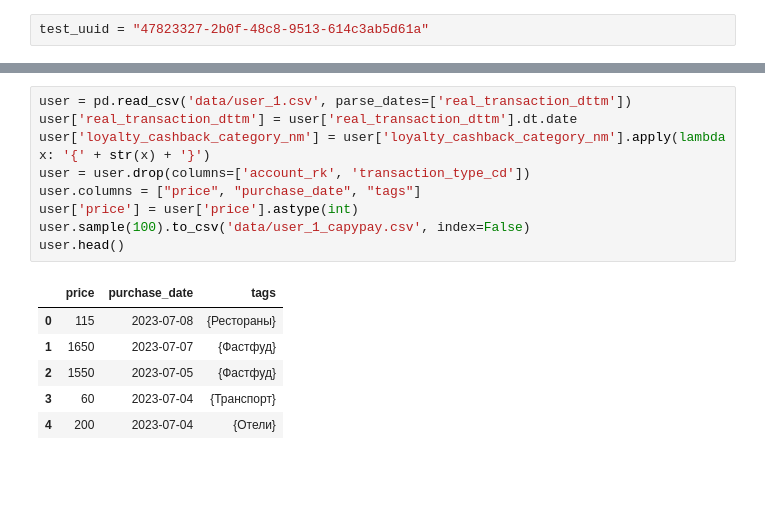
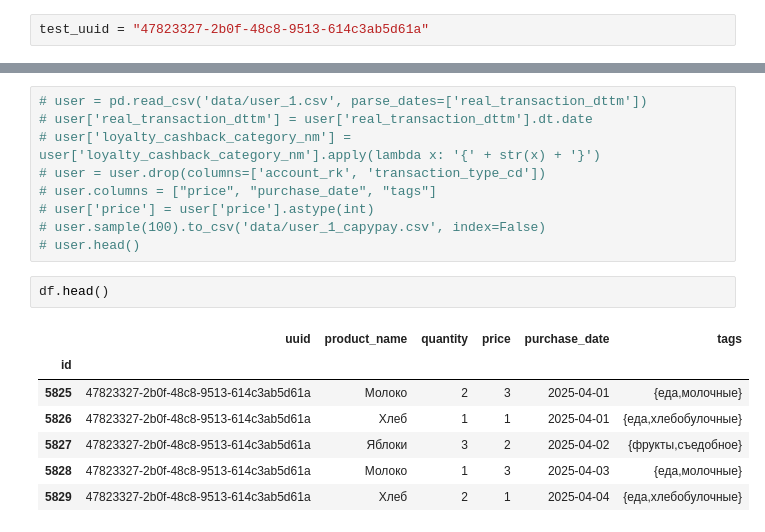
Before and after one commit to VladSunny/CapyPayBackend, a Jupyter notebook: DataScience.ipynb, the cells around one changed output, grey strips where cells are left out. Saved outputs shown, nothing was run; the diff lists cells and outputs as text; blank space fills up the shorter version.

```diff
--- a/DataScience.ipynb
+++ b/DataScience.ipynb
@@ -162,18 +162,21 @@ print(json.dumps(chart_data, indent=4))
     }
 }
 # %%
-user = pd.read_csv('data/user_1.csv', parse_dates=['real_transaction_dttm'])
-user['real_transaction_dttm'] = user['real_transaction_dttm'].dt.date
-user['loyalty_cashback_category_nm'] = user['loyalty_cashback_category_nm'].apply(lambda x: '{' + str(x) + '}')
-user = user.drop(columns=['account_rk', 'transaction_type_cd'])
-user.columns = ["price", "purchase_date", "tags"]
-user['price'] = user['price'].astype(int)
-user.sample(100).to_csv('data/user_1_capypay.csv', index=False)
-user.head()
+# user = pd.read_csv('data/user_1.csv', parse_dates=['real_transaction_dttm'])
+# user['real_transaction_dttm'] = user['real_transaction_dttm'].dt.date
+# user['loyalty_cashback_category_nm'] = user['loyalty_cashback_category_nm'].apply(lambda x: '{' + str(x) + '}')
+# user = user.drop(columns=['account_rk', 'transaction_type_cd'])
+# user.columns = ["price", "purchase_date", "tags"]
+# user['price'] = user['price'].astype(int)
+# user.sample(100).to_csv('data/user_1_capypay.csv', index=False)
+# user.head()
-# %% [output]
-|  | price | purchase_date | tags |
-| 0 | 115 | 2023-07-08 | {Рестораны} |
-| 1 | 1650 | 2023-07-07 | {Фастфуд} |
-| 2 | 1550 | 2023-07-05 | {Фастфуд} |
-| 3 | 60 | 2023-07-04 | {Транспорт} |
-| 4 | 200 | 2023-07-04 | {Отели} |
+# %%
+df.head()
+# %% [output]
+|  | uuid | product_name | quantity | price | purchase_date | tags |
+| id |  |  |  |  |  |  |
+| 5825 | 47823327-2b0f-48c8-9513-614c3ab5d61a | Молоко | 2 | 3 | 2025-04-01 | {еда,молочные} |
+| 5826 | 47823327-2b0f-48c8-9513-614c3ab5d61a | Хлеб | 1 | 1 | 2025-04-01 | {еда,хлебобулочные} |
+| 5827 | 47823327-2b0f-48c8-9513-614c3ab5d61a | Яблоки | 3 | 2 | 2025-04-02 | {фрукты,съедобное} |
+| 5828 | 47823327-2b0f-48c8-9513-614c3ab5d61a | Молоко | 1 | 3 | 2025-04-03 | {еда,молочные} |
+| 5829 | 47823327-2b0f-48c8-9513-614c3ab5d61a | Хлеб | 2 | 1 | 2025-04-04 | {еда,хлебобулочные} |
```
Also changed, not shown: parts of 7 cells of this notebook, 1 other file.
